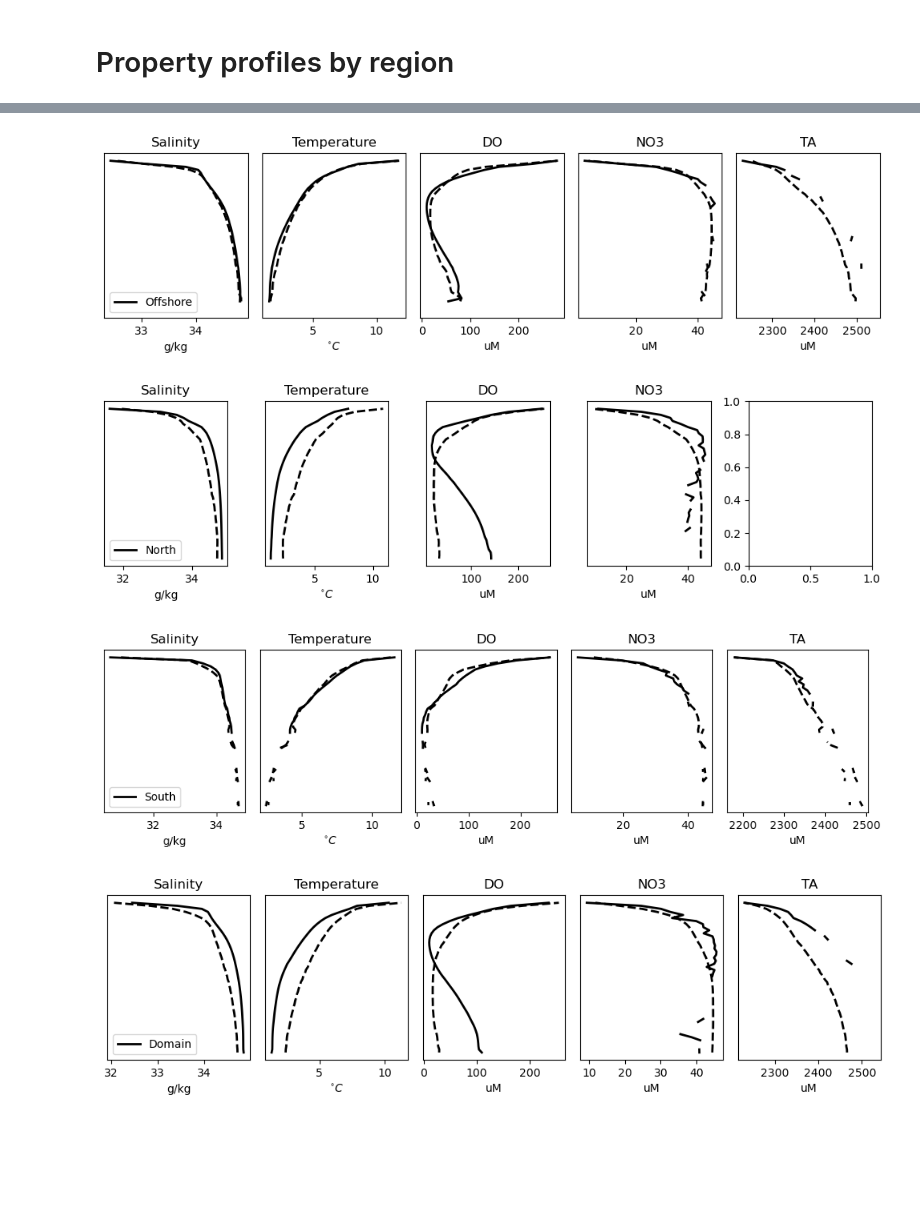
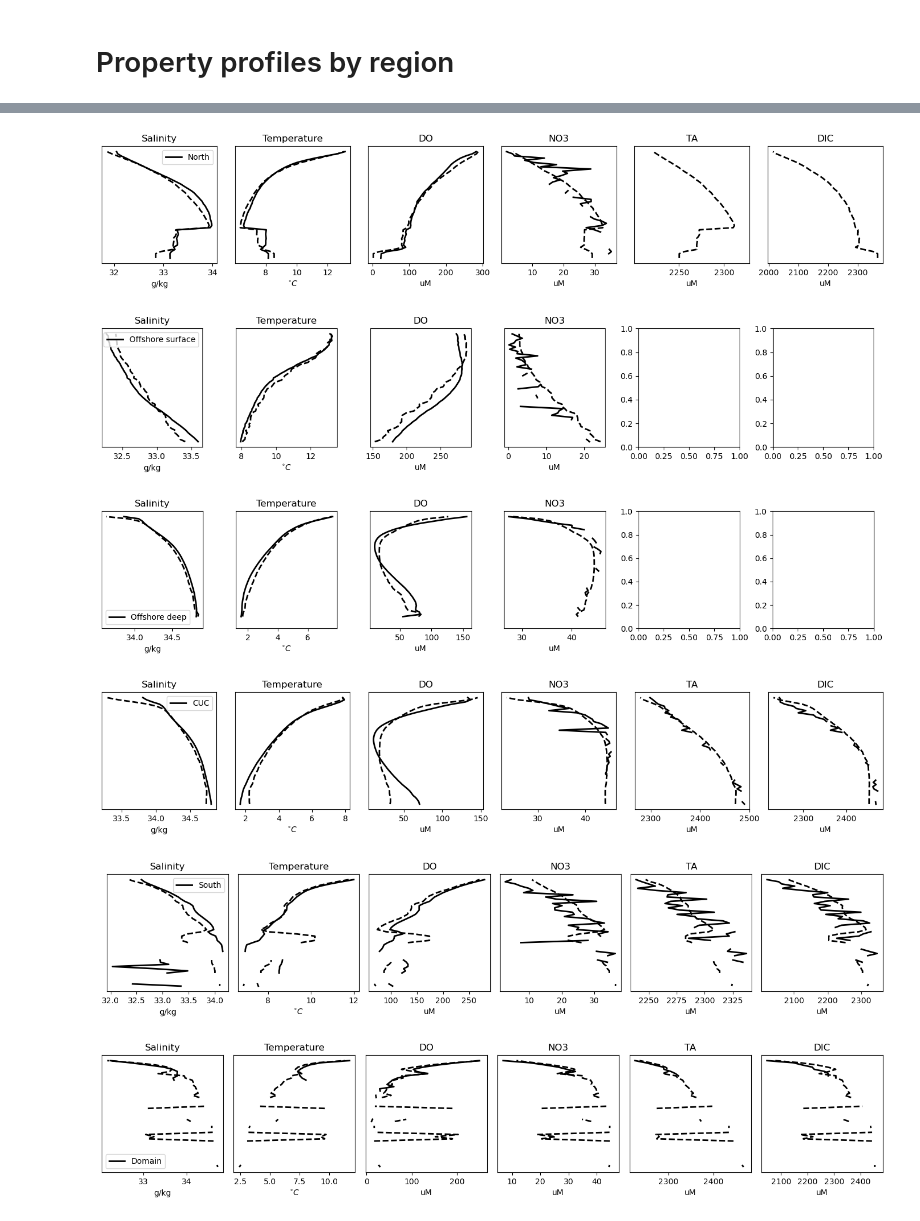
Before and after one commit to rbeutel/LO_user, a Jupyter notebook: eval/regional_evals.ipynb, the cells around one changed output, grey strips where cells are left out. Drawn from its saved outputs; the diff is of its cells as text; code cells hidden in the pictures; blank space fills up the shorter version.

Commit message:
eval regions to match observation region definitions

```diff
--- a/eval/regional_evals.ipynb
+++ b/eval/regional_evals.ipynb
@@ -210,7 +210,7 @@ for i in range(len(tracers)):
 
 plt.tight_layout()
 
-tracers = ['NH4 (uM)', 'TA (uM)', 'DIC (uM)']
+tracers = ['NH4 (uM)', 'TA (uM)', 'DIC (uM)', 'NO2 (uM)']
 fig, axs = plt.subplots(1, len(tracers), figsize = (3*len(tracers), 3))
 
 for i in range(len(tracers)):
@@ -360,3 +387,5 @@ print(len(obs[obs.region == 5]), " = count domain")
 # %% [markdown]
 # Observations versus model
+# %%
+tracers = ['SA', 'CT', 'DO (uM)', 'NO3 (uM)', 'TA (uM)', 'DIC (uM)']
 # %%
@@ -1392,12 +876,15 @@ def profiles(tracer,r,colour,ax):
     elif tracer == 'TA':
         t = 'TA (uM)'
         unit = 'uM'
+    elif tracer == 'DIC':
+        t = 'DIC (uM)'
+        unit = 'uM'
 
     avg_obs, bins, _ = stat.binned_statistic(obs['z'][(obs.region==r)&(np.isfinite(obs[t]))],obs[t][(obs.region==r)&(np.isfinite(obs[t]))],statistic='mean',bins=50)
     avg_mod, bins, _ = stat.binned_statistic(mod['z'][(mod.region==r)&(np.isfinite(mod[t]))],mod[t][(mod.region==r)&(np.isfinite(mod[t]))],statistic='mean',bins=50)
 
     ax.plot(avg_mod, bins[:-1], c=colour,lw=2,ls='dashed')
-    ax.plot(avg_obs, bins[:-1],c=colour,lw=2,label=regions[r-1])
+    ax.plot(avg_obs, bins[:-1],c=colour,lw=2,label=r)
 
     title = tracer
     ax.set_title(title)
@@ -1405,52 +892,79 @@ def profiles(tracer,r,colour,ax):
     ax.set_yticks([])
     # ax.set_ylim([-3000,10])
 # %%
-r=1
-fig, ax = plt.subplots(1,5, figsize=(10,3))
+r='North'
+fig, ax = plt.subplots(1,6, figsize=(14,3))
 profiles('Salinity',r,'k',ax[0])
 profiles('Temperature',r,'k',ax[1])
 profiles('DO',r,'k',ax[2])
 profiles('NO3',r,'k',ax[3])
 profiles('TA',r,'k',ax[4])
+profiles('DIC',r,'k',ax[5])
 ax[0].legend()
 plt.tight_layout()
 
 
-r=3
-fig, ax = plt.subplots(1,5, figsize=(10,3))
+r='Offshore surface'
+fig, ax = plt.subplots(1,6, figsize=(14,3))
 profiles('Salinity',r,'k',ax[0])
 profiles('Temperature',r,'k',ax[1])
 profiles('DO',r,'k',ax[2])
 profiles('NO3',r,'k',ax[3])
 # profiles('TA','k',r,ax[4])
+# profiles('DIC',r,'k',ax[5])
 ax[0].legend()
 plt.tight_layout()
 
 
-r=4
-fig, ax = plt.subplots(1,5, figsize=(10,3))
+r='Offshore deep'
+fig, ax = plt.subplots(1,6, figsize=(14,3))
+profiles('Salinity',r,'k',ax[0])
+profiles('Temperature',r,'k',ax[1])
+profiles('DO',r,'k',ax[2])
+profiles('NO3',r,'k',ax[3])
+# profiles('TA',r,'k',ax[4])
+# profiles('DIC',r,'k',ax[5])
+ax[0].legend()
+plt.tight_layout()
+
+
+r='CUC'
+fig, ax = plt.subplots(1,6, figsize=(14,3))
 profiles('Salinity',r,'k',ax[0])
 profiles('Temperature',r,'k',ax[1])
 profiles('DO',r,'k',ax[2])
 profiles('NO3',r,'k',ax[3])
 profiles('TA',r,'k',ax[4])
+profiles('DIC',r,'k',ax[5])
 ax[0].legend()
 plt.tight_layout()
 
-
-r=5
-fig, ax = plt.subplots(1,5, figsize=(10,3))
+r='South'
+fig, ax = plt.subplots(1,6, figsize=(14,3))
 profiles('Salinity',r,'k',ax[0])
 profiles('Temperature',r,'k',ax[1])
 profiles('DO',r,'k',ax[2])
 profiles('NO3',r,'k',ax[3])
 profiles('TA',r,'k',ax[4])
+profiles('DIC',r,'k',ax[5])
 ax[0].legend()
+plt.tight_layout()
 
+r='Domain'
+fig, ax = plt.subplots(1,6, figsize=(14,3))
+profiles('Salinity',r,'k',ax[0])
+profiles('Temperature',r,'k',ax[1])
+profiles('DO',r,'k',ax[2])
+profiles('NO3',r,'k',ax[3])
+profiles('TA',r,'k',ax[4])
+profiles('DIC',r,'k',ax[5])
+ax[0].legend()
 plt.tight_layout()
 # %% [output]
-[figure, old version]
+[figure, new version]
-[figure, old version]
+[figure, new version]
-[figure, old version]
+[figure, new version]
-[figure, old version]
+[figure, new version]
+[figure, added]
+[figure, added]
 # %%
```
Also changed, not shown: parts of 26 cells of this notebook, 1 other file.
